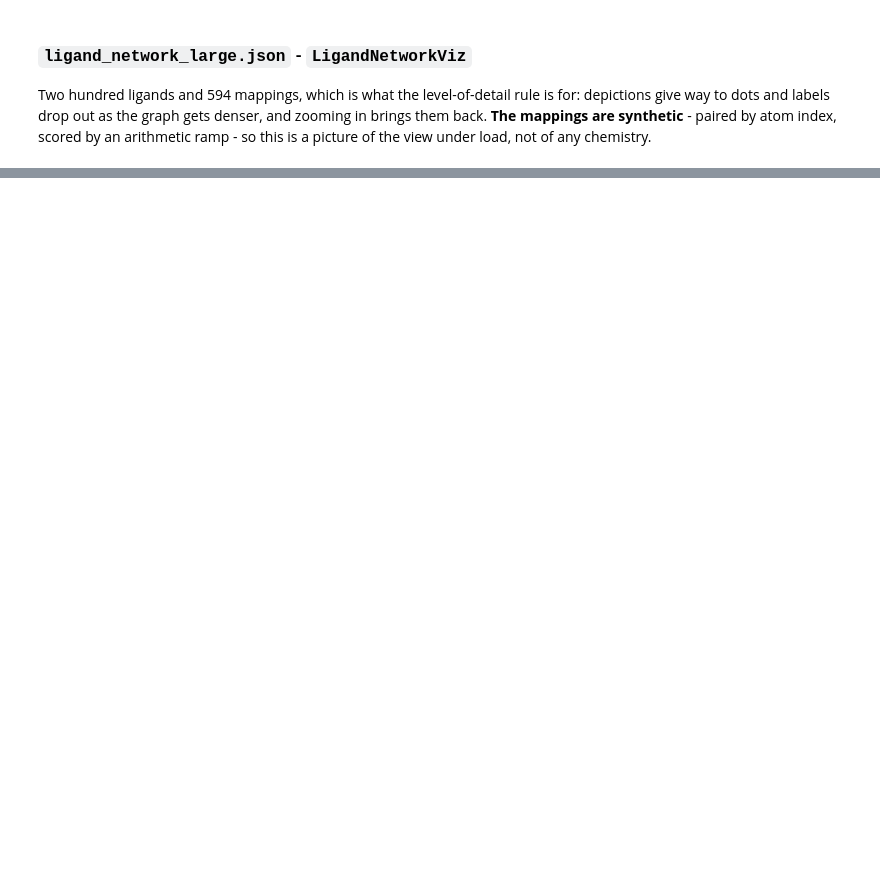
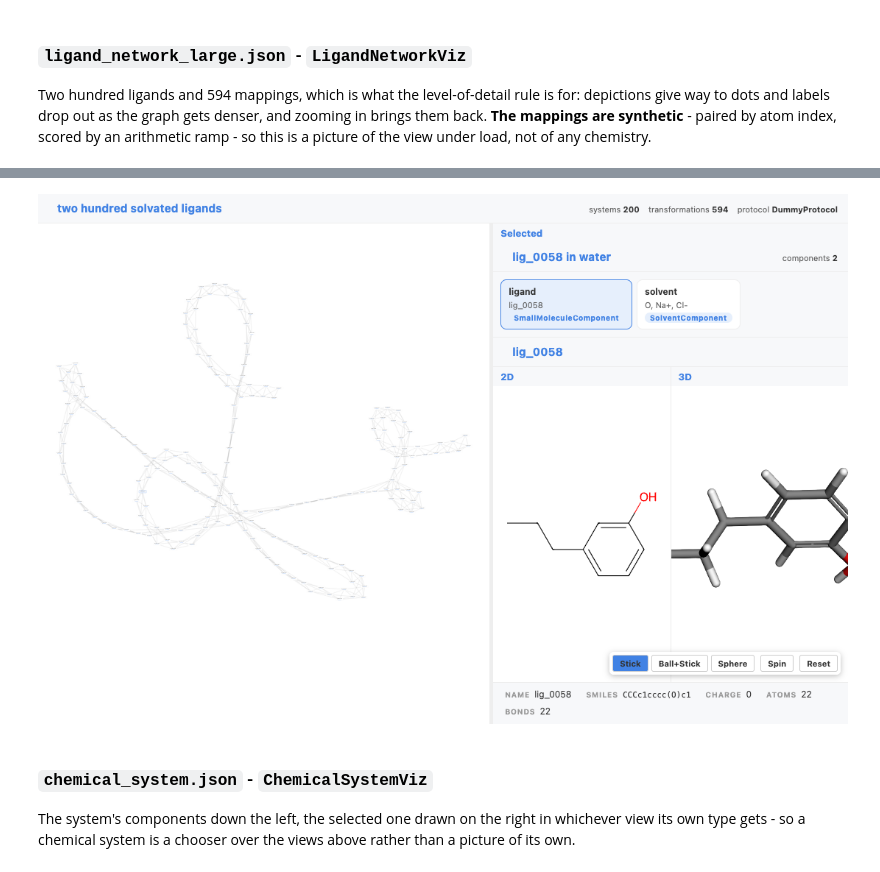
Before and after one commit to omsf-eco-infra/gufe-viz, a Jupyter notebook: examples/notebooks/gufe-viz-gallery.ipynb, the cells around one changed output, grey strips where cells are left out. Cells and saved outputs as stored; diff of their text form; code cells hidden in the pictures; blank space fills up the shorter version.

```diff
--- a/examples/notebooks/gufe-viz-gallery.ipynb
+++ b/examples/notebooks/gufe-viz-gallery.ipynb
@@ -144,0 +158,8 @@ gufe_viz.view(payloads["solvent"])
+# %%
+gufe_viz.view(payloads["alchemical_network_large"])
+# %% [output]
+[figure, added]
+# %% [markdown]
+### `chemical_system.json` - `ChemicalSystemViz`
+
+The system's components down the left, the selected one drawn on the right in whichever view its own type gets - so a chemical system is a chooser over the views above rather than a picture of its own.
```
Also changed, not shown: parts of 25 cells of this notebook, 10 other files.
